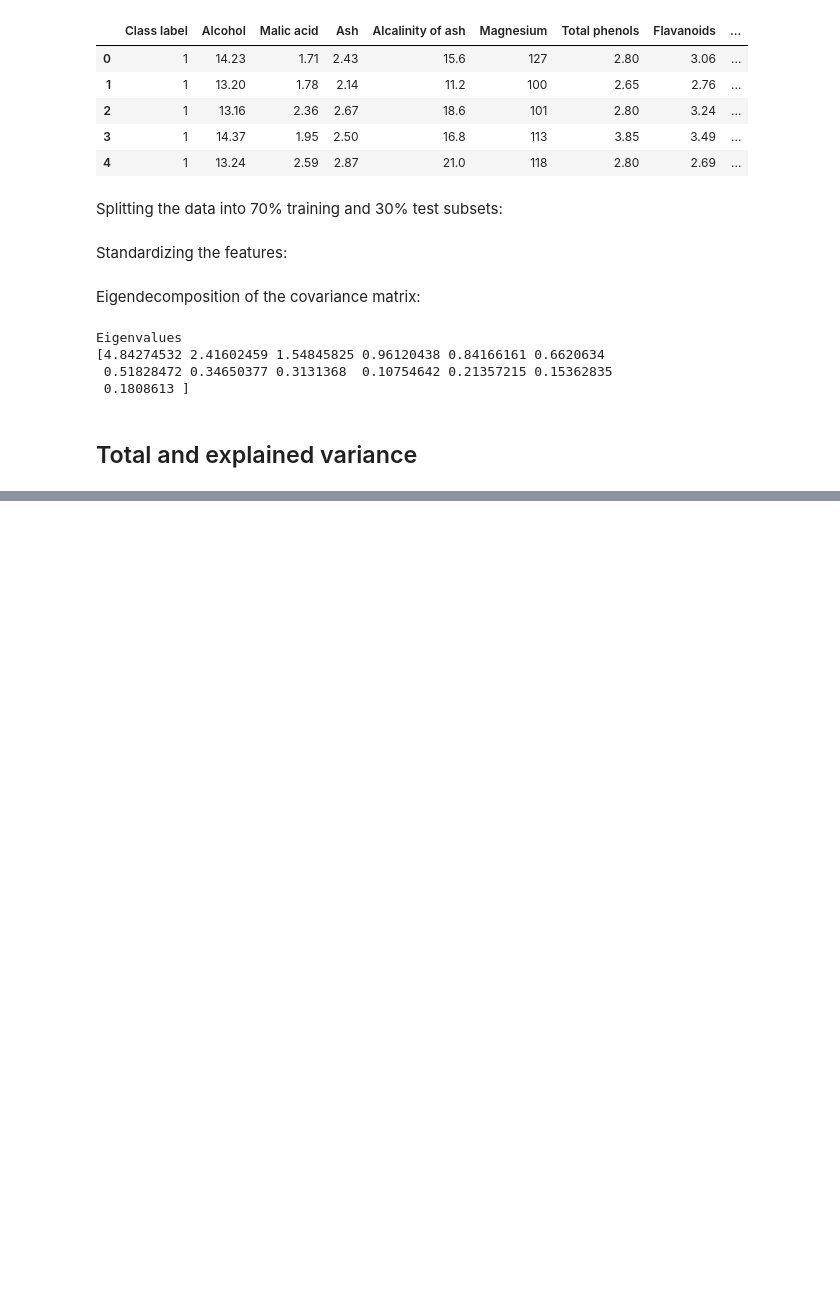
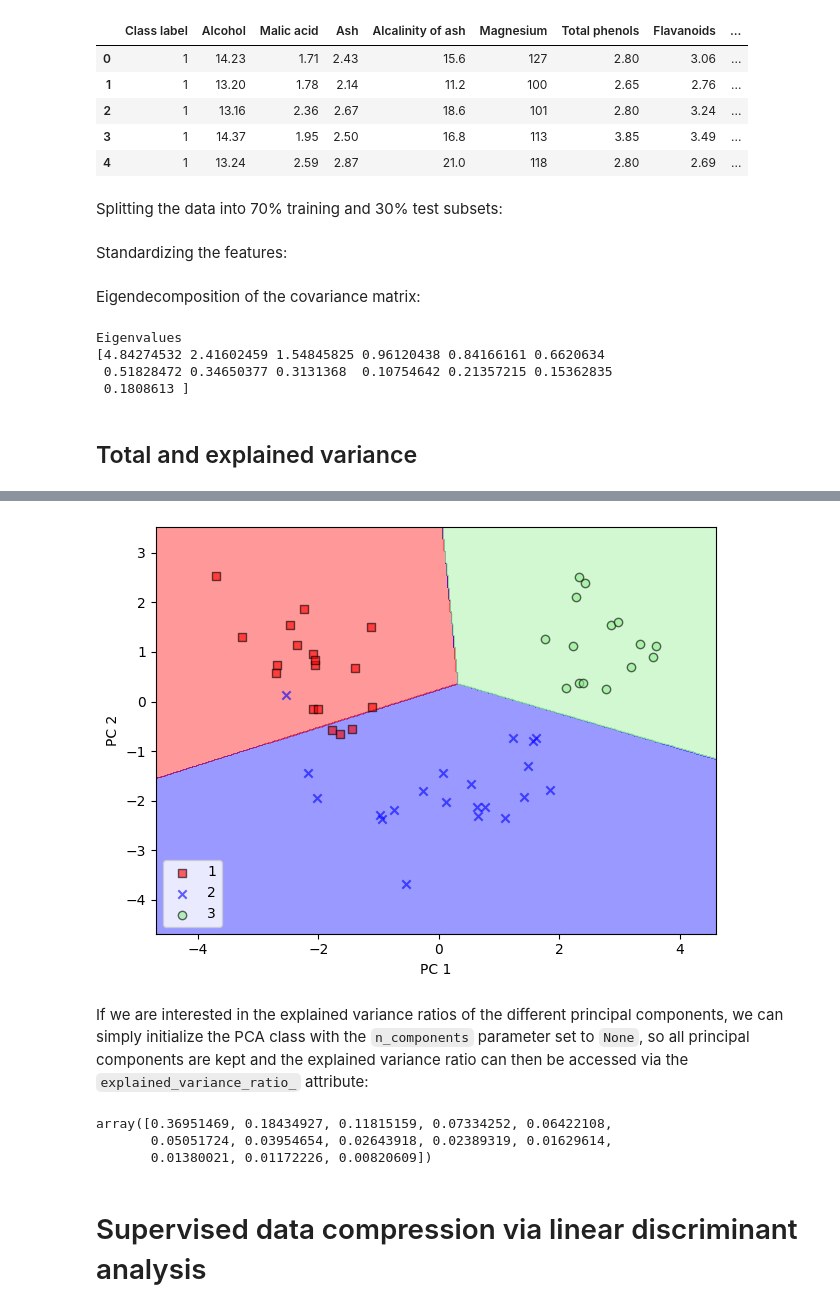
Before and after one commit to Sann-Htet/Machine-Learning-and-Deep-Learning-with-Python-scikit-learn-and-TensorFlow, a Jupyter notebook: Chapter 5/ch05-Compressing_Data_via_Dimensionality_Reduction.ipynb, the cells around one changed output, grey strips where cells are left out. Cells and saved outputs as stored; diff of their text form; code cells hidden in the pictures; blank space fills up the shorter version.

```diff
--- a/Chapter 5/ch05-Compressing_Data_via_Dimensionality_Reduction.ipynb
+++ b/Chapter 5/ch05-Compressing_Data_via_Dimensionality_Reduction.ipynb
@@ -118,0 +174,24 @@ plt.show()
+# %%
+plot_decision_regions(X_test_pca, y_test, classifier=lr)
+plt.xlabel('PC 1')
+plt.ylabel('PC 2')
+plt.legend(loc='lower left')
+plt.tight_layout()
+plt.show()
+# %% [output]
+[figure, added]
+# %% [markdown]
+If we are interested in the explained variance ratios of the different principal
+components, we can simply initialize the PCA class with the `n_components` parameter
+set to `None`, so all principal components are kept and the explained variance ratio can
+then be accessed via the `explained_variance_ratio_` attribute:
+# %%
+pca = PCA(n_components=None)
+X_train_pca = pca.fit_transform(X_train_std)
+pca.explained_variance_ratio_
+# %% [output]
+array([0.36951469, 0.18434927, 0.11815159, 0.07334252, 0.06422108,
+       0.05051724, 0.03954654, 0.02643918, 0.02389319, 0.01629614,
+       0.01380021, 0.01172226, 0.00820609])
+# %% [markdown]
+# Supervised data compression via linear discriminant analysis
```
Also changed, not shown: parts of 15 cells of this notebook.
